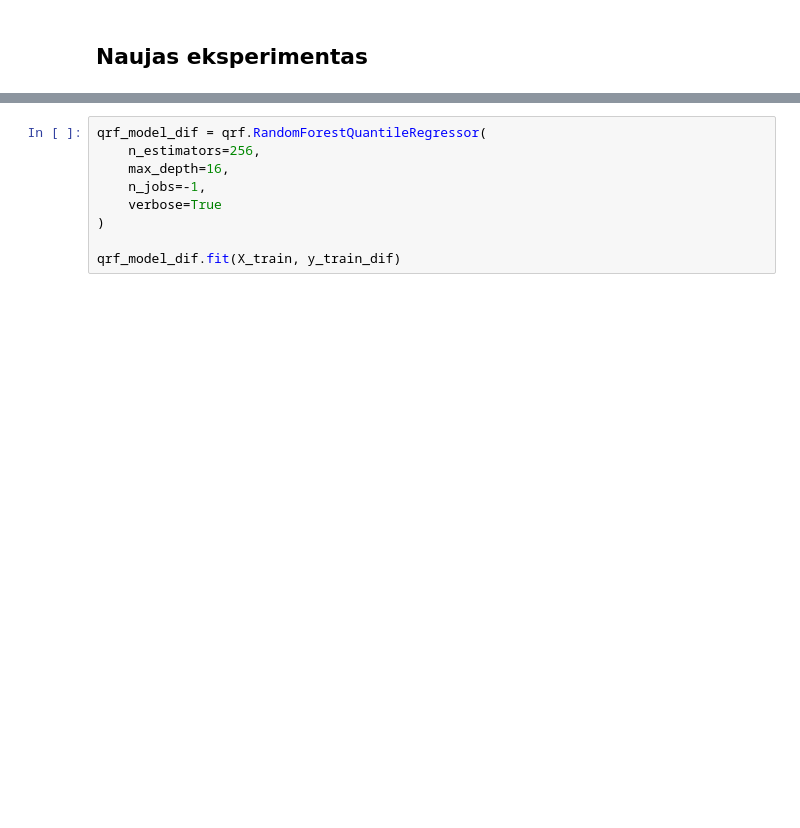
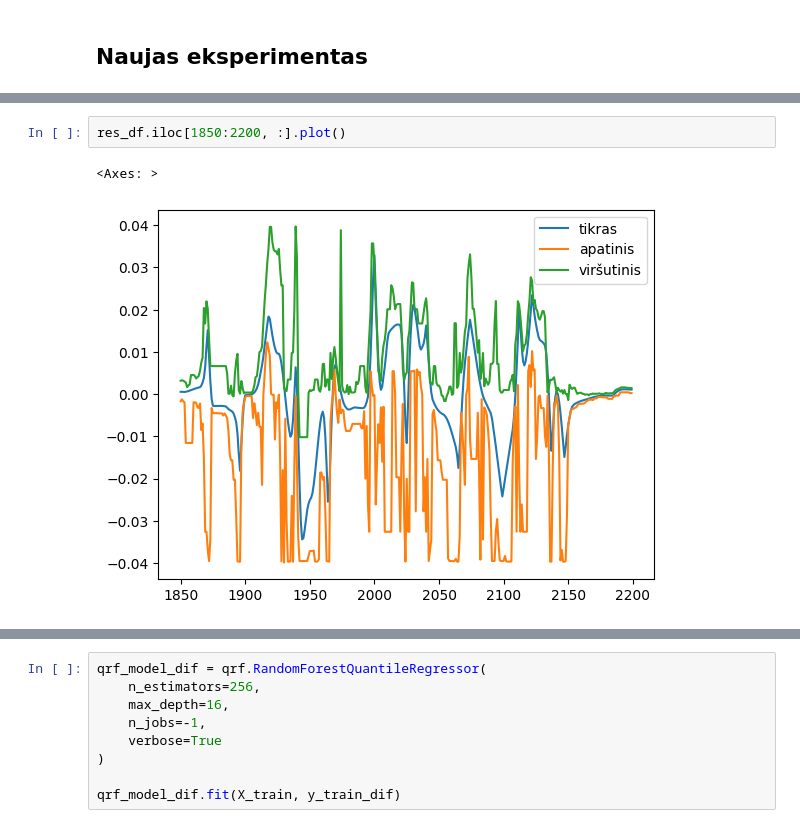
Before and after one commit to lukasjanusauskas/lukas-jan-kursinis-projektas, a Jupyter notebook: notebooks/anomalijos-patikra-qrf.ipynb, the cells around one changed output, grey strips where cells are left out. Saved outputs shown, nothing was run; the diff lists cells and outputs as text; blank space fills up the shorter version.

```diff
--- a/notebooks/anomalijos-patikra-qrf.ipynb
+++ b/notebooks/anomalijos-patikra-qrf.ipynb
@@ -15,0 +46,5 @@ y_train_dif = y_train[:, 0, 1].ravel()
+# %%
+res_df.iloc[1850:2200, :].plot()
+# %% [output]
+<Axes: >
+[figure, added]
```
Also changed, not shown: parts of 13 cells of this notebook, 9 other files.
